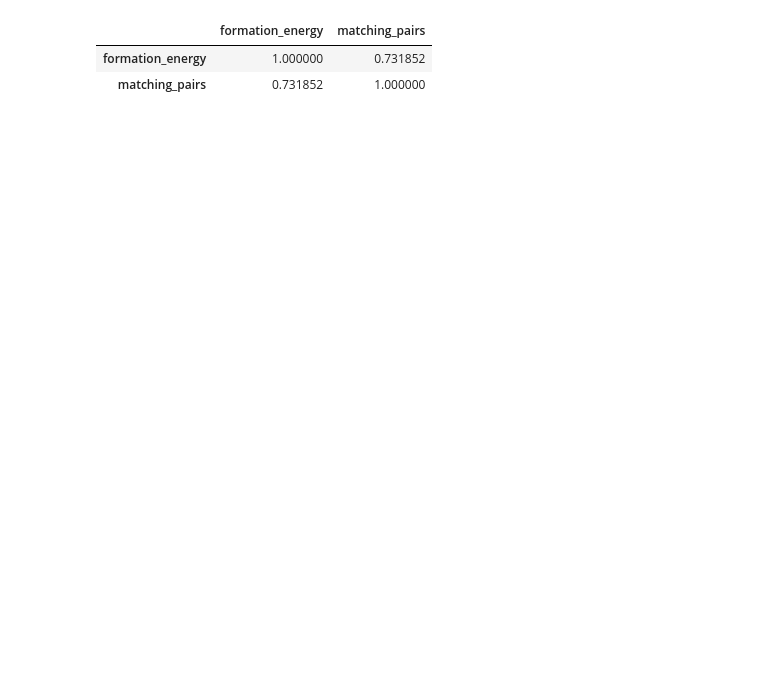
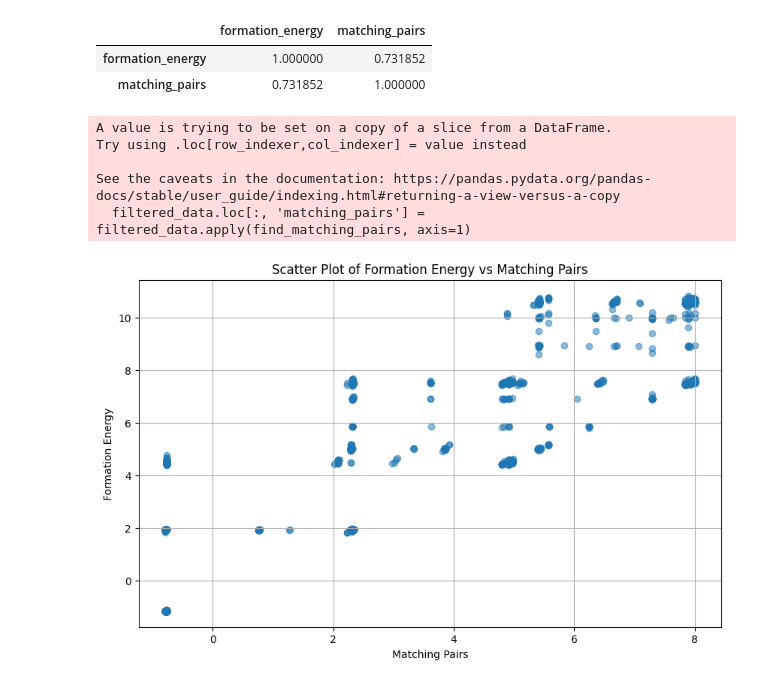
Before and after one commit to RuslanGaliullin/course_progect_23-24, a Jupyter notebook: notebooks/BN_band_gap_from_homo_lumo.ipynb, the cells around one changed output. Drawn from its saved outputs; the diff is of its cells as text; code cells hidden in the pictures; blank space fills up the shorter version.

Commit message:
visuable results

```diff
--- a/notebooks/BN_band_gap_from_homo_lumo.ipynb
+++ b/notebooks/BN_band_gap_from_homo_lumo.ipynb
@@ -170,3 +169,52 @@ filtered_data[['formation_energy', 'matching_pairs']].corr()
 |  | formation_energy | matching_pairs |
 | formation_energy | 1.000000 | 0.731852 |
 | matching_pairs | 0.731852 | 1.000000 |
+# %%
+data = pd.read_pickle("/Users/rmgaliullin/ai4material_design/datasets/processed/dichalcogenides_WSe2_all/data.pickle.gz")
+BP_targets = pd.read_csv("/Users/rmgaliullin/ai4material_design/datasets/processed/dichalcogenides_WSe2_all/targets.csv.gz", index_col="_id")
+
+# Precompute possible pairs outside the loop
+defect_pairs = [(i, j) for i in range(2) for j in range(i + 1, 3)]
+
+# Function to find matching pairs
+def find_matching_pairs(row):
+    pairs = []
+
+    for i, j in defect_pairs:
+        one_pair = Structure.from_sites([row['defect_representation'][i], row['defect_representation'][j]])
+
+        condition = (
+            (data['defect_representation'].apply(lambda x:
+                len(x) == 2 and
+                sorted([site.species for site in x]) == sorted([site.species for site in one_pair]) and
+                x[0].distance(x[1]) == one_pair[0].distance(one_pair[1])
+            )) & (data.index != row.name)
+        )
+
+        matching_pairs = data.loc[condition, 'formation_energy']
+        pairs.extend(matching_pairs.tolist())
+
+    return np.mean(pairs) if pairs else np.nan
+
+# Apply the function to each row and store the results in a new column
+filtered_data = data[data['defect_representation'].apply(lambda x: len(x) == 3)]
+filtered_data.loc[:, 'matching_pairs'] = filtered_data.apply(find_matching_pairs, axis=1)
+
+# Filter rows with non-NaN values in 'matching_pairs'
+filtered_data_nonan = filtered_data[~filtered_data['matching_pairs'].isna()]
+
+# Scatter plot
+plt.figure(figsize=(10, 6))
+plt.scatter(filtered_data_nonan['matching_pairs'], filtered_data_nonan['formation_energy'], alpha=0.5)
+plt.title('Scatter Plot of Formation Energy vs Matching Pairs')
+plt.xlabel('Matching Pairs')
+plt.ylabel('Formation Energy')
+plt.grid(True)
+plt.show()
+# %% [output]
+A value is trying to be set on a copy of a slice from a DataFrame.
+Try using .loc[row_indexer,col_indexer] = value instead
+
+See the caveats in the documentation: https://pandas.pydata.org/pandas-docs/stable/user_guide/indexing.html#returning-a-view-versus-a-copy
+  filtered_data.loc[:, 'matching_pairs'] = filtered_data.apply(find_matching_pairs, axis=1)
+[figure, added]
```
Also changed, not shown: parts of 7 cells of this notebook.
